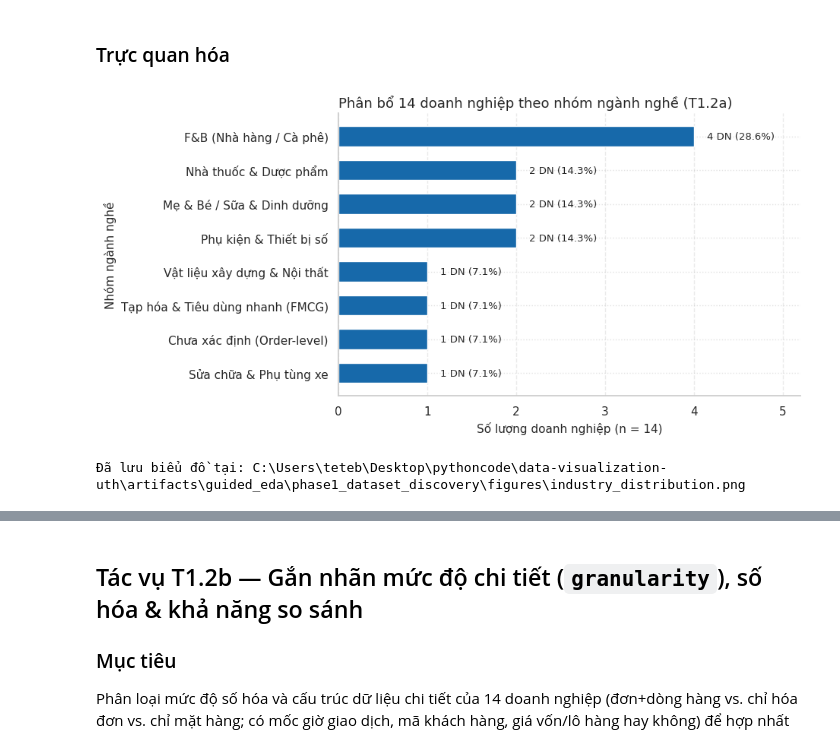
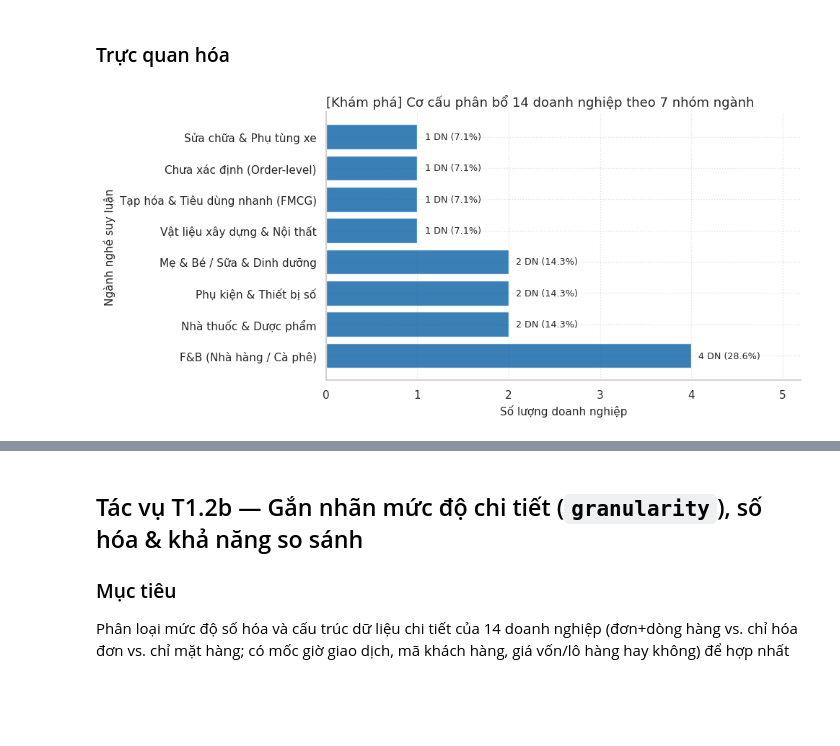
Before and after one commit to itsanhkhoi12/data-visualization-uth, a Jupyter notebook: notebook/01_dataset_discovery.ipynb, the cells around one changed output, grey strips where cells are left out. Drawn from its saved outputs; the diff is of its cells as text; code cells hidden in the pictures; blank space fills up the shorter version.

```diff
--- a/notebook/01_dataset_discovery.ipynb
+++ b/notebook/01_dataset_discovery.ipynb
@@ -466,7 +473,7 @@ for biz, doc in readme_docs.items():
         "has_unit_conversion": bool(re.search(r"quy đổi|đơn vị", low)),
         "has_ghi_tat": "ghi tắt" in low,
         "has_shift_note": bool(re.search(r"\bca\b|ca làm", low)),
-        "files_described_n": len(described),
+        "files_described_n": len(actual & set(described)),
         "files_actual_n": len(actual),
         "files_not_described": " | ".join(sorted(actual - set(described))),
     })
@@ -941,11 +934,16 @@ for biz in business_ids:
     file_pat, obj_pat, target_col = MAIN_DATE[biz]
     pooled_dates = []
     matched_objs = set()
+    biz_fails = 0
+    biz_total = 0
 
     for (b_id, f_path, obj_name, col), ds in dates_by_obj.items():
         if b_id == biz and col == target_col and re.search(file_pat, f_path) and re.search(obj_pat, obj_name):
             pooled_dates.extend(ds)
             matched_objs.add(obj_name)
+            tot, val, fl = date_parse_stats.get((b_id, f_path, obj_name, col), (len(ds), len(ds), 0))
+            biz_total += tot
+            biz_fails += fl
 
     if not pooled_dates:
         cov_rows.append({
@@ -956,6 +954,7 @@ for biz in business_ids:
         continue
 
     obj_label = next(iter(matched_objs)) if len(matched_objs) == 1 else f"{len(matched_objs)} sheets/files"
+    status_str = "PASS" if biz_fails == 0 else "WARN_PARSE"
     prof = DateFieldProfile(
         source_id=f"public_test:{biz}:{target_col}",
         split="public_test",
@@ -963,13 +962,13 @@ for biz in business_ids:
         object_name=obj_label,
         column=target_col,
         event_role="sale",
-        total_n=len(pooled_dates),
+        total_n=biz_total if biz_total > 0 else len(pooled_dates),
         valid_n=len(pooled_dates),
-        parse_failure_n=0,
+        parse_failure_n=biz_fails,
         min_date=min(pooled_dates).isoformat(),
         max_date=max(pooled_dates).isoformat(),
         distinct_dates=len(set(pooled_dates)),
-        status="PASS",
+        status=status_str,
     )
     cov = profile_time_coverage(
         prof,
@@ -982,7 +981,9 @@ for biz in business_ids:
         "business_id": biz,
         "main_object": obj_label,
         "main_column": target_col,
+        "main_record_rows": len(pooled_dates),
         "valid_date_rows": len(pooled_dates),
+        "parse_failure_n": biz_fails,
         "min_date": cov.min_date,
         "max_date": cov.max_date,
         "active_days": cov.active_days,
@@ -999,12 +1000,10 @@ temporal_coverage_df = pd.DataFrame(cov_rows).merge(
     readme_metadata_df[["business_id", "readme_cutoff_date"]], on="business_id", how="left"
 )
 
-
 def calc_gap(row):
     if pd.isna(row.get("max_date")) or pd.isna(row.get("readme_cutoff_date")):
         return np.nan
     return (date.fromisoformat(row["readme_cutoff_date"]) - date.fromisoformat(row["max_date"])).days
-
 
 temporal_coverage_df["gap_days_to_cutoff"] = temporal_coverage_df.apply(calc_gap, axis=1)
 
@@ -1449,42 +1436,26 @@ Thống kê mức độ tin cậy (confidence):
 # %%
 counts_ind = (
     industry_df["industry"]
     .value_counts()
-    .sort_values(ascending=True)  # ascending=True để thanh lớn nhất nằm trên cùng khi vẽ barh
+    .rename_axis("industry")
+    .reset_index(name="count")
 )
+counts_ind["pct"] = (counts_ind["count"] / len(industry_df) * 100).round(1)
 
-fig, ax = plt.subplots(figsize=(9.5, 4.8))
+fig, ax = plt.subplots(figsize=(10, 4.8))
+bars = ax.barh(counts_ind["industry"], counts_ind["count"], color=COLOR_ACCENT_BLUE, alpha=0.85)
 
-bars = ax.barh(counts_ind.index, counts_ind.values, color=COLOR_ACCENT_BLUE, height=0.6)
+for bar, pct in zip(bars, counts_ind["pct"]):
+    w = bar.get_width()
+    ax.text(w + 0.08, bar.get_y() + bar.get_height() / 2, f"{int(w)} DN ({pct}%)", va="center", fontsize=9.2)
 
-ax.set_xlim(0, counts_ind.max() + 1.2)  # Trục bắt đầu từ 0 theo đúng quy chuẩn
-ax.xaxis.set_major_locator(plt.MaxNLocator(integer=True))
-ax.set_xlabel("Số lượng doanh nghiệp (n = 14)")
-ax.set_ylabel("Nhóm ngành nghề")
-ax.set_title("Phân bổ 14 doanh nghiệp theo nhóm ngành nghề (T1.2a)")
-ax.grid(axis="x", linestyle="--", alpha=0.4)
-ax.set_axisbelow(True)
-
-# Gắn nhãn số lượng và tỷ trọng % ở đầu mỗi thanh
-total_biz = len(industry_df)
-for bar in bars:
-    w = int(bar.get_width())
-    pct = w / total_biz * 100
-    ax.text(
-        w + 0.15,
-        bar.get_y() + bar.get_height() / 2,
-        f"{w} DN ({pct:.1f}%)",
-        va="center",
-        fontsize=9.5,
-        fontweight="medium",
-    )
-
+ax.set_xlim(0, counts_ind["count"].max() + 1.2)
+ax.set_xlabel("Số lượng doanh nghiệp")
+ax.set_ylabel("Ngành nghề suy luận")
+ax.set_title("[Khám phá] Cơ cấu phân bổ 14 doanh nghiệp theo 7 nhóm ngành")
 fig.tight_layout()
-fig_path = PHASE1_FIGURES_DIR / "industry_distribution.png"
-fig.savefig(fig_path, dpi=150)
+fig.savefig(PHASE1_DRAFTS_DIR / "industry_distribution.png", dpi=120)
 plt.show()
-print("Đã lưu biểu đồ tại:", fig_path)
 # %% [output]
-[figure, old version]
+[figure, new version]
-Đã lưu biểu đồ tại: C:\Users\teteb\Desktop\pythoncode\data-visualization-uth\artifacts\guided_eda\phase1_dataset_discovery\figures\industry_distribution.png
 # %% [markdown]
```
Also changed, not shown: parts of 41 cells of this notebook, 1 other file.
